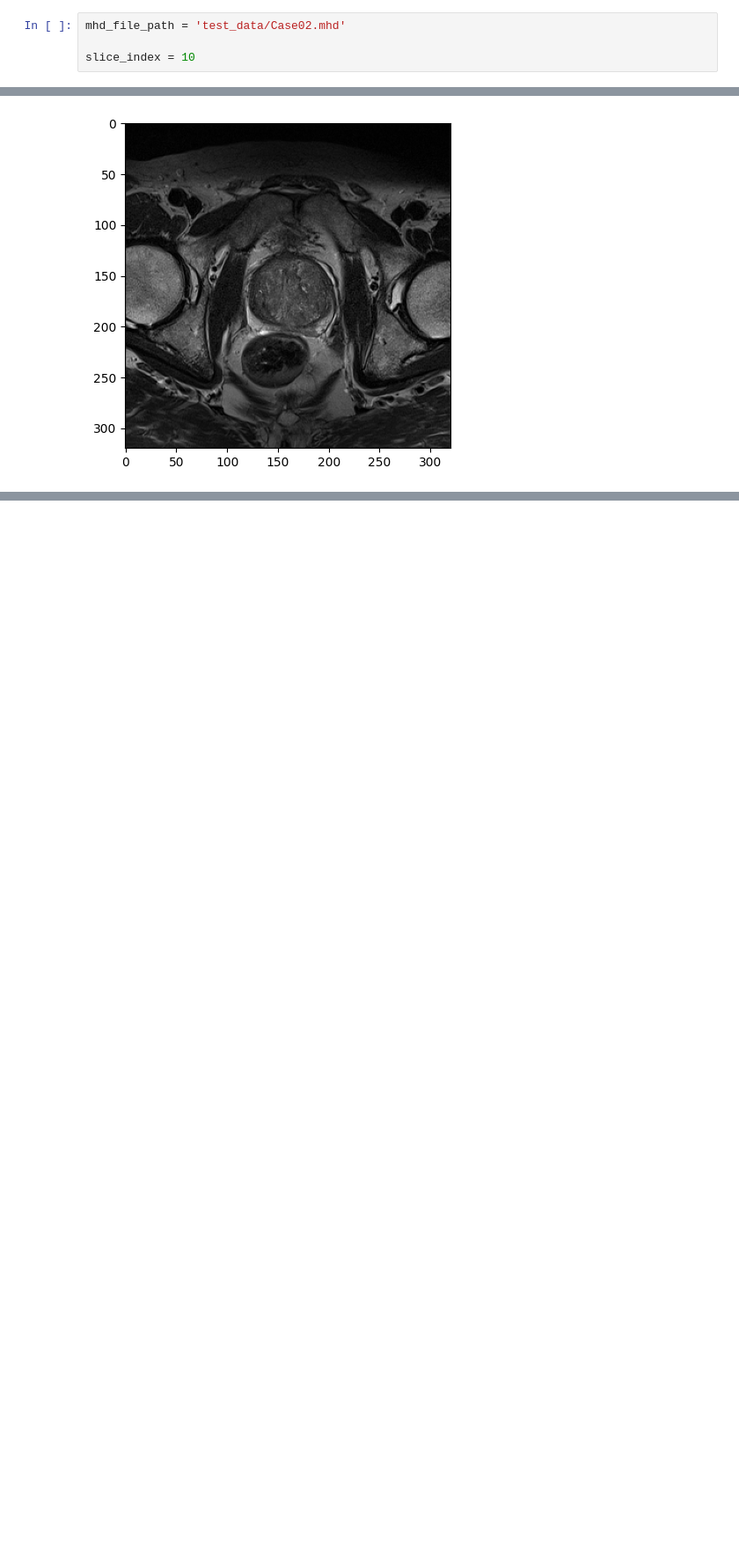
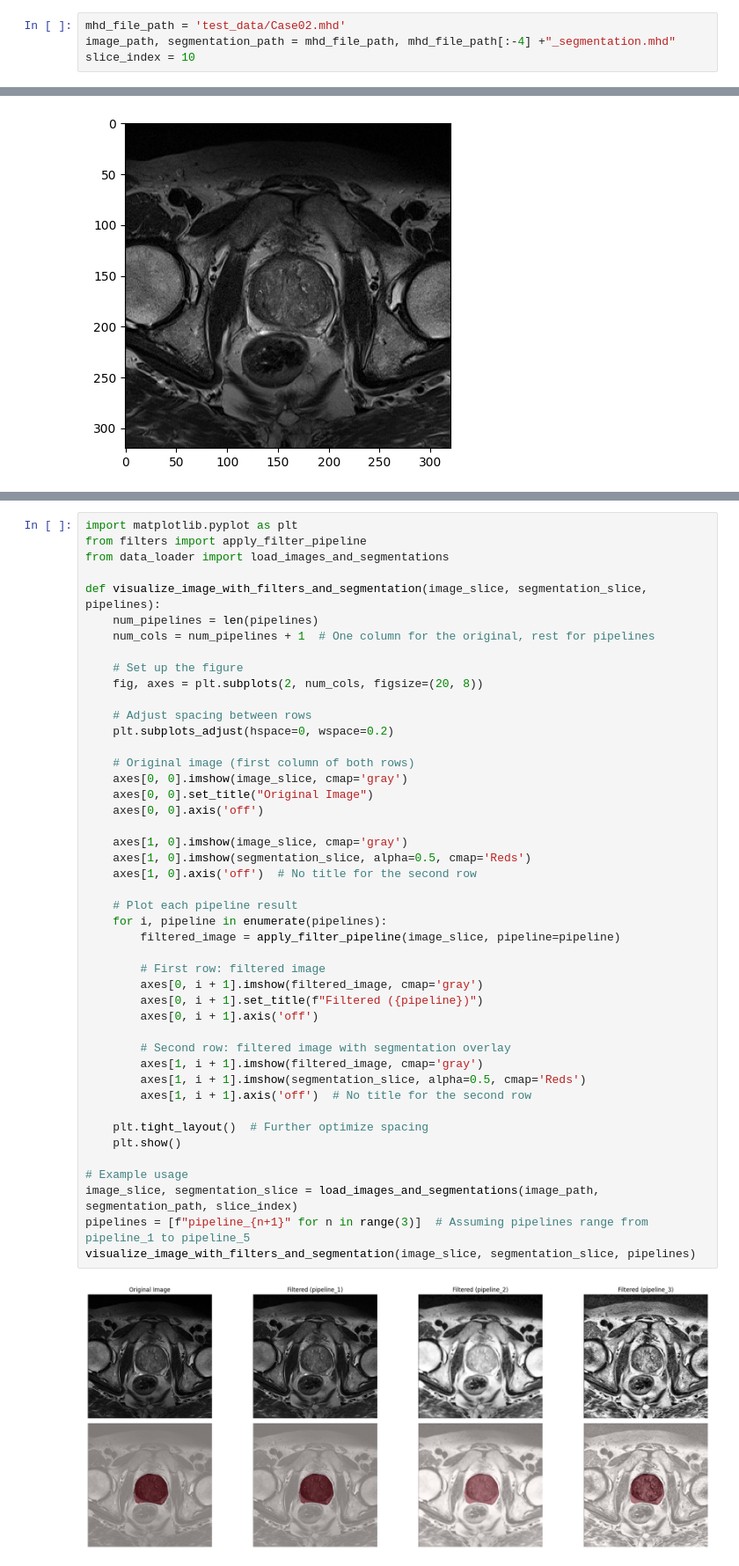
Before and after one commit to mattiadri/region_growing_on_medical_imaging, a Jupyter notebook: test.ipynb, the cells around one changed output, grey strips where cells are left out. Shown at 88% size. Saved outputs shown, nothing was run; the diff lists cells and outputs as text; blank space fills up the shorter version.

```diff
--- a/test.ipynb
+++ b/test.ipynb
@@ -1,6 +1,6 @@
 # %%
 mhd_file_path = 'test_data/Case02.mhd'
-
+image_path, segmentation_path = mhd_file_path, mhd_file_path[:-4] +"_segmentation.mhd"
 slice_index = 10
 # %%
 import SimpleITK as sitk
@@ -58,4 +58,51 @@ visualize_image_with_segmentation(mhd_file_path, mhd_file_path[:-4] +"_segmentat
 # %% [output]
 [figure]
+# %%
+import matplotlib.pyplot as plt
+from filters import apply_filter_pipeline
+from data_loader import load_images_and_segmentations
+
+def visualize_image_with_filters_and_segmentation(image_slice, segmentation_slice, pipelines):
+    num_pipelines = len(pipelines)
+    num_cols = num_pipelines + 1  # One column for the original, rest for pipelines
+
+    # Set up the figure
+    fig, axes = plt.subplots(2, num_cols, figsize=(20, 8))
+
+    # Adjust spacing between rows
+    plt.subplots_adjust(hspace=0, wspace=0.2)
+
+    # Original image (first column of both rows)
+    axes[0, 0].imshow(image_slice, cmap='gray')
+    axes[0, 0].set_title("Original Image")
+    axes[0, 0].axis('off')
+
+    axes[1, 0].imshow(image_slice, cmap='gray')
+    axes[1, 0].imshow(segmentation_slice, alpha=0.5, cmap='Reds')
+    axes[1, 0].axis('off')  # No title for the second row
+
+    # Plot each pipeline result
+    for i, pipeline in enumerate(pipelines):
+        filtered_image = apply_filter_pipeline(image_slice, pipeline=pipeline)
+
+        # First row: filtered image
+        axes[0, i + 1].imshow(filtered_image, cmap='gray')
+        axes[0, i + 1].set_title(f"Filtered ({pipeline})")
+        axes[0, i + 1].axis('off')
+
+        # Second row: filtered image with segmentation overlay
+        axes[1, i + 1].imshow(filtered_image, cmap='gray')
+        axes[1, i + 1].imshow(segmentation_slice, alpha=0.5, cmap='Reds')
+        axes[1, i + 1].axis('off')  # No title for the second row
+
+    plt.tight_layout()  # Further optimize spacing
+    plt.show()
+
+# Example usage
+image_slice, segmentation_slice = load_images_and_segmentations(image_path, segmentation_path, slice_index)
+pipelines = [f"pipeline_{n+1}" for n in range(3)]  # Assuming pipelines range from pipeline_1 to pipeline_5
+visualize_image_with_filters_and_segmentation(image_slice, segmentation_slice, pipelines)
+# %% [output]
+[figure, added]
 # %%
 from region_growing import inspect_algorithm
```
Also changed, not shown: parts of 2 cells of this notebook, 12 other files.
